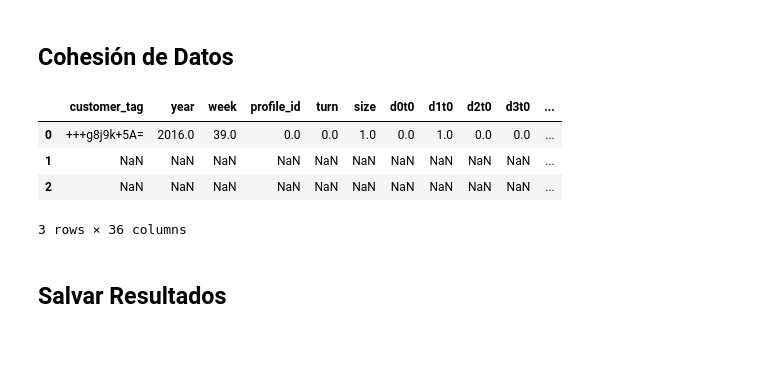
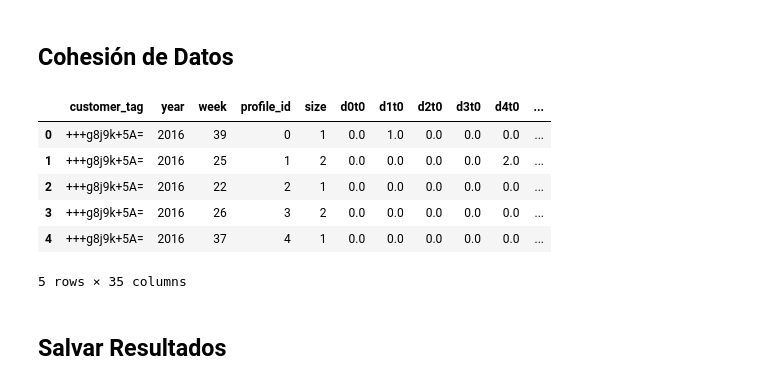
Before and after one commit to johnkbarrera/TemporalTXs, a Jupyter notebook: para la semana/(5) RESULTADOS (FILES).ipynb, the cells around one changed output. Cells and saved outputs as stored; diff of their text form; code cells hidden in the pictures; blank space fills up the shorter version.

```diff
--- a/para la semana/(5) RESULTADOS (FILES).ipynb
+++ b/para la semana/(5) RESULTADOS (FILES).ipynb
@@ -11,4 +11,5 @@ import matplotlib.pyplot as plt
 footprint='./data2/U.json.individual_footprint'
 footprint = pd.read_csv(footprint, sep=",", header=0)
 footprint.rename(columns={'customer_id':'customer_tag'}, inplace=True)
-footprint.head(3)
+footprint = footprint.drop(['turn'], axis=1)
+# footprint.head(3)
@@ -44,9 +27,19 @@ collective_cluster.head(3)
 result = pd.merge(individual_cluster, collective_cluster, on=['customer_tag', 'individual_cluster'])
 result = result.iloc[:, :-28]
 result= pd.merge(footprint, result, on=['customer_tag','year', 'week'])
-# %%
-
-result= pd.merge(footprint, result, on=['customer_tag','year', 'week'])
-result.drop(result.columns[[13,14,15,16,17,18,19,21,22,23,24,25,26,27]], axis=1, inplace=True)
+# %%
+result1 = result.iloc[:, :-29]
+result = pd.concat([result1, result[['collective_cluster']]], axis=1)
+# %%
+
+result[['year','week','profile_id','size','individual_cluster','collective_cluster']] = result[['year','week','profile_id','size','individual_cluster','collective_cluster']].astype(int)
 # %%
-result[['collective_cluster']].head(3)
+result.head()
+# %% [output]
+|  | customer_tag | year | week | profile_id | size | d0t0 | d1t0 | d2t0 | d3t0 | d4t0 | ... |
+| 0 | +++g8j9k+5A= | 2016 | 39 | 0 | 1 | 0.0 | 1.0 | 0.0 | 0.0 | 0.0 | ... |
+| 1 | +++g8j9k+5A= | 2016 | 25 | 1 | 2 | 0.0 | 0.0 | 0.0 | 0.0 | 2.0 | ... |
+| 2 | +++g8j9k+5A= | 2016 | 22 | 2 | 1 | 0.0 | 0.0 | 0.0 | 0.0 | 0.0 | ... |
+| 3 | +++g8j9k+5A= | 2016 | 26 | 3 | 2 | 0.0 | 0.0 | 0.0 | 0.0 | 0.0 | ... |
+| 4 | +++g8j9k+5A= | 2016 | 37 | 4 | 1 | 0.0 | 0.0 | 0.0 | 0.0 | 0.0 | ... |
+5 rows × 35 columns
@@ -55,8 +45,0 @@ result.iloc[:, :-29].head(3)
-# %%
-pd.concat([result.iloc[:1, :-29], result[['collective_cluster']]], axis=1).head(3)
-# %% [output]
-|  | customer_tag | year | week | profile_id | turn | size | d0t0 | d1t0 | d2t0 | d3t0 | ... |
-| 0 | +++g8j9k+5A= | 2016.0 | 39.0 | 0.0 | 0.0 | 1.0 | 0.0 | 1.0 | 0.0 | 0.0 | ... |
-| 1 | NaN | NaN | NaN | NaN | NaN | NaN | NaN | NaN | NaN | NaN | ... |
-| 2 | NaN | NaN | NaN | NaN | NaN | NaN | NaN | NaN | NaN | NaN | ... |
-3 rows × 36 columns
```
Also changed, not shown: parts of 7 cells of this notebook, 2 other files.
